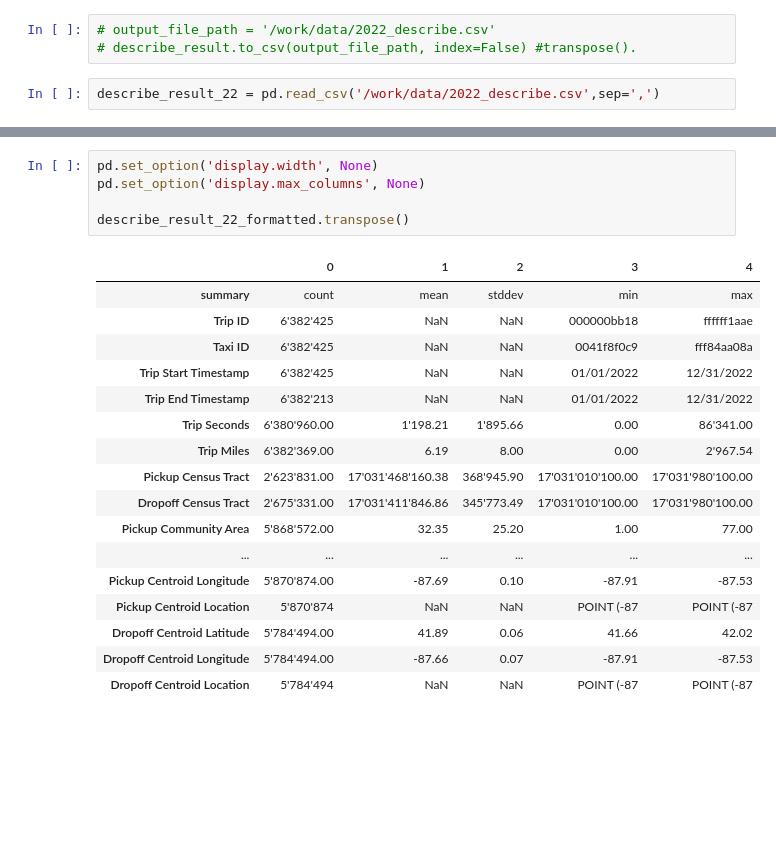
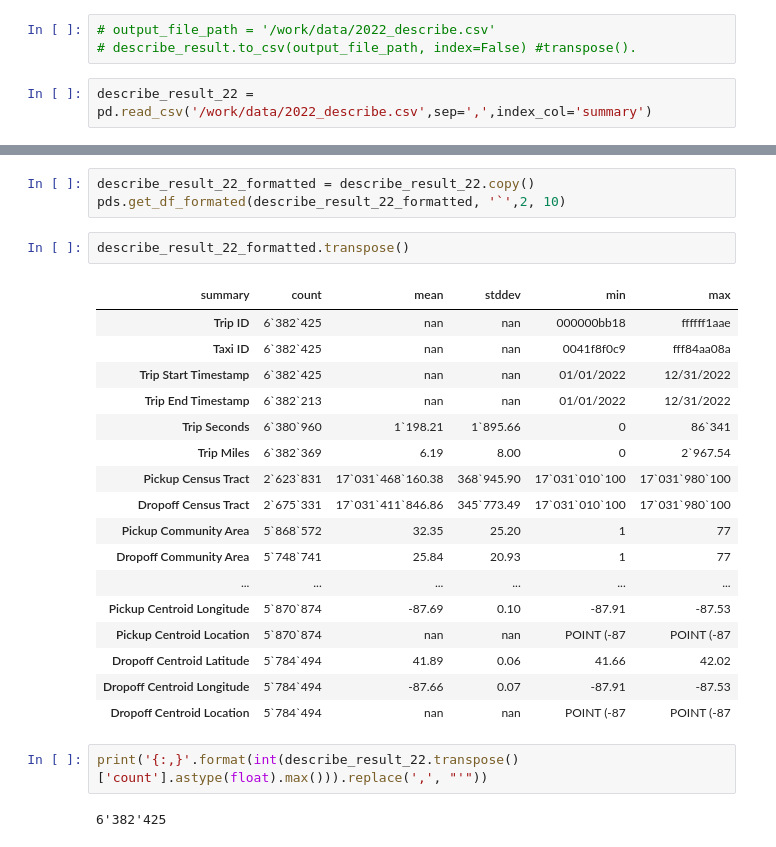
Before and after one commit to kogriv/chicago_spark, a Jupyter notebook: notebooks/eda.ipynb, the cells around one changed output, grey strips where cells are left out. Drawn from its saved outputs; the diff is of its cells as text; blank space fills up the shorter version.

Commit message:
pandas formated output

```diff
--- a/notebooks/eda.ipynb
+++ b/notebooks/eda.ipynb
@@ -81,4 +83,4 @@ Wall time: 2min 54s
 # output_file_path = '/work/data/2022_describe.csv'
 # describe_result.to_csv(output_file_path, index=False) #transpose().
 # %%
-describe_result_22 = pd.read_csv('/work/data/2022_describe.csv',sep=',')
+describe_result_22 = pd.read_csv('/work/data/2022_describe.csv',sep=',',index_col='summary')
@@ -138,23 +87,27 @@ get_df_formated(describe_result_22_formatted, 2, 10)
+# %%
+describe_result_22_formatted = describe_result_22.copy()
+pds.get_df_formated(describe_result_22_formatted, '`',2, 10)
 # %%
-pd.set_option('display.width', None)
-pd.set_option('display.max_columns', None)
-
 describe_result_22_formatted.transpose()
 # %% [output]
-|  | 0 | 1 | 2 | 3 | 4 |
 | summary | count | mean | stddev | min | max |
-| Trip ID | 6'382'425 | NaN | NaN | 000000bb18 | ffffff1aae |
-| Taxi ID | 6'382'425 | NaN | NaN | 0041f8f0c9 | fff84aa08a |
-| Trip Start Timestamp | 6'382'425 | NaN | NaN | 01/01/2022 | 12/31/2022 |
-| Trip End Timestamp | 6'382'213 | NaN | NaN | 01/01/2022 | 12/31/2022 |
-| Trip Seconds | 6'380'960.00 | 1'198.21 | 1'895.66 | 0.00 | 86'341.00 |
-| Trip Miles | 6'382'369.00 | 6.19 | 8.00 | 0.00 | 2'967.54 |
-| Pickup Census Tract | 2'623'831.00 | 17'031'468'160.38 | 368'945.90 | 17'031'010'100.00 | 17'031'980'100.00 |
-| Dropoff Census Tract | 2'675'331.00 | 17'031'411'846.86 | 345'773.49 | 17'031'010'100.00 | 17'031'980'100.00 |
-| Pickup Community Area | 5'868'572.00 | 32.35 | 25.20 | 1.00 | 77.00 |
+| Trip ID | 6`382`425 | nan | nan | 000000bb18 | ffffff1aae |
+| Taxi ID | 6`382`425 | nan | nan | 0041f8f0c9 | fff84aa08a |
+| Trip Start Timestamp | 6`382`425 | nan | nan | 01/01/2022 | 12/31/2022 |
+| Trip End Timestamp | 6`382`213 | nan | nan | 01/01/2022 | 12/31/2022 |
+| Trip Seconds | 6`380`960 | 1`198.21 | 1`895.66 | 0 | 86`341 |
+| Trip Miles | 6`382`369 | 6.19 | 8.00 | 0 | 2`967.54 |
+| Pickup Census Tract | 2`623`831 | 17`031`468`160.38 | 368`945.90 | 17`031`010`100 | 17`031`980`100 |
+| Dropoff Census Tract | 2`675`331 | 17`031`411`846.86 | 345`773.49 | 17`031`010`100 | 17`031`980`100 |
+| Pickup Community Area | 5`868`572 | 32.35 | 25.20 | 1 | 77 |
+| Dropoff Community Area | 5`748`741 | 25.84 | 20.93 | 1 | 77 |
 | ... | ... | ... | ... | ... | ... |
-| Pickup Centroid Longitude | 5'870'874.00 | -87.69 | 0.10 | -87.91 | -87.53 |
-| Pickup Centroid Location | 5'870'874 | NaN | NaN | POINT (-87 | POINT (-87 |
-| Dropoff Centroid Latitude | 5'784'494.00 | 41.89 | 0.06 | 41.66 | 42.02 |
-| Dropoff Centroid Longitude | 5'784'494.00 | -87.66 | 0.07 | -87.91 | -87.53 |
-| Dropoff Centroid Location | 5'784'494 | NaN | NaN | POINT (-87 | POINT (-87 |
+| Pickup Centroid Longitude | 5`870`874 | -87.69 | 0.10 | -87.91 | -87.53 |
+| Pickup Centroid Location | 5`870`874 | nan | nan | POINT (-87 | POINT (-87 |
+| Dropoff Centroid Latitude | 5`784`494 | 41.89 | 0.06 | 41.66 | 42.02 |
+| Dropoff Centroid Longitude | 5`784`494 | -87.66 | 0.07 | -87.91 | -87.53 |
+| Dropoff Centroid Location | 5`784`494 | nan | nan | POINT (-87 | POINT (-87 |
+# %%
+print('{:,}'.format(int(describe_result_22.transpose()['count'].astype(float).max())).replace(',', "'"))
+# %% [output]
+6'382'425
```
Also changed, not shown: parts of 10 cells of this notebook, 1 other file.
